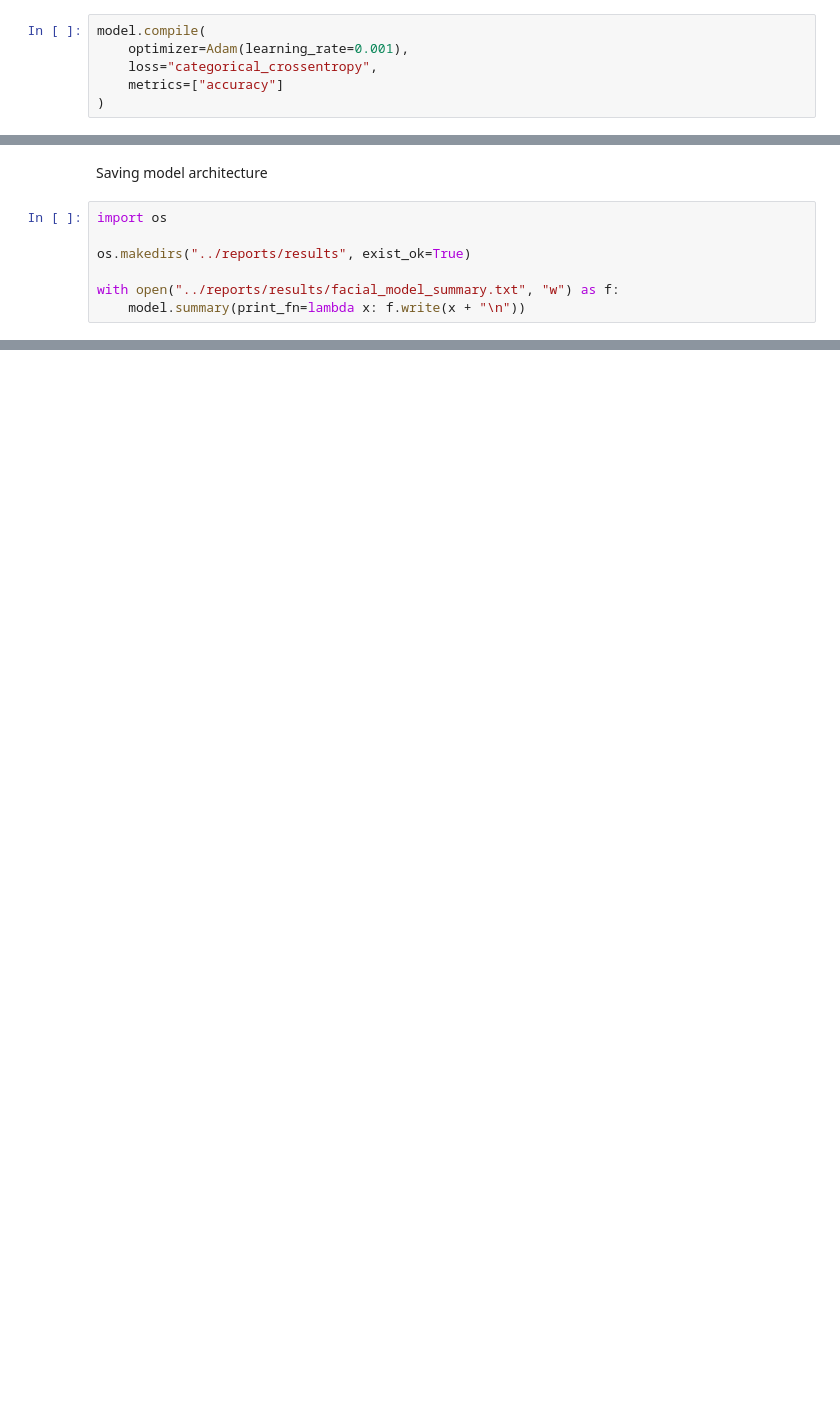
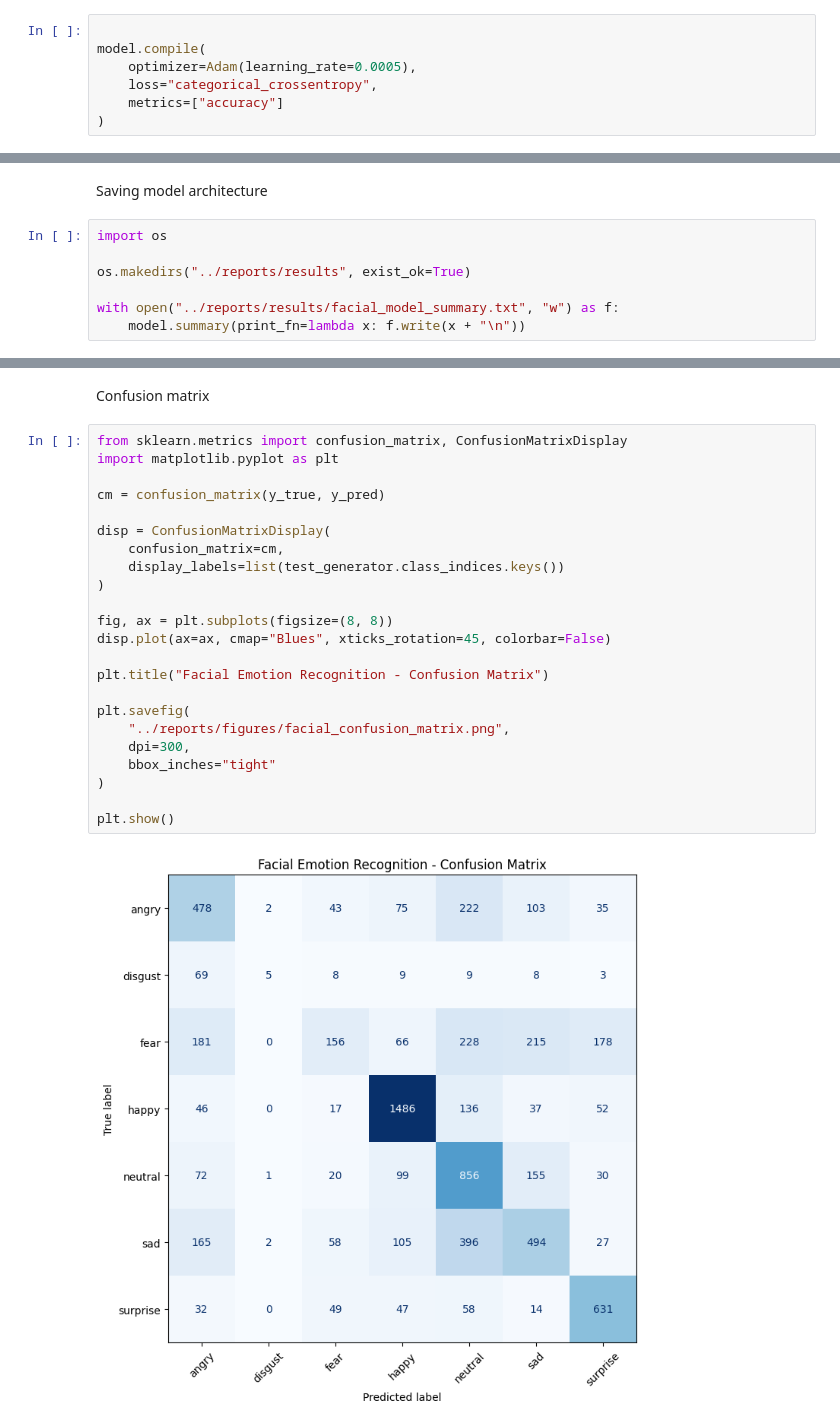
Before and after one commit to patelshivam109/Talk-to-Mind, a Jupyter notebook: notebooks/facial_emotion_training.ipynb, the cells around one changed output, grey strips where cells are left out. Cells and saved outputs as stored; diff of their text form; blank space fills up the shorter version.

```diff
--- a/notebooks/facial_emotion_training.ipynb
+++ b/notebooks/facial_emotion_training.ipynb
@@ -264,8 +275,9 @@ model = Sequential([
     Dense(7, activation="softmax")
 ])
 # %%
+
 model.compile(
-    optimizer=Adam(learning_rate=0.001),
+    optimizer=Adam(learning_rate=0.0005),
     loss="categorical_crossentropy",
     metrics=["accuracy"]
 )
@@ -317,0 +493,27 @@ with open("../reports/results/facial_model_summary.txt", "w") as f:
+# %% [markdown]
+Confusion matrix
+# %%
+from sklearn.metrics import confusion_matrix, ConfusionMatrixDisplay
+import matplotlib.pyplot as plt
+
+cm = confusion_matrix(y_true, y_pred)
+
+disp = ConfusionMatrixDisplay(
+    confusion_matrix=cm,
+    display_labels=list(test_generator.class_indices.keys())
+)
+
+fig, ax = plt.subplots(figsize=(8, 8))
+disp.plot(ax=ax, cmap="Blues", xticks_rotation=45, colorbar=False)
+
+plt.title("Facial Emotion Recognition - Confusion Matrix")
+
+plt.savefig(
+    "../reports/figures/facial_confusion_matrix.png",
+    dpi=300,
+    bbox_inches="tight"
+)
+
+plt.show()
+# %% [output]
+[figure, added]
```
Also changed, not shown: parts of 23 cells of this notebook, 8 other files.
